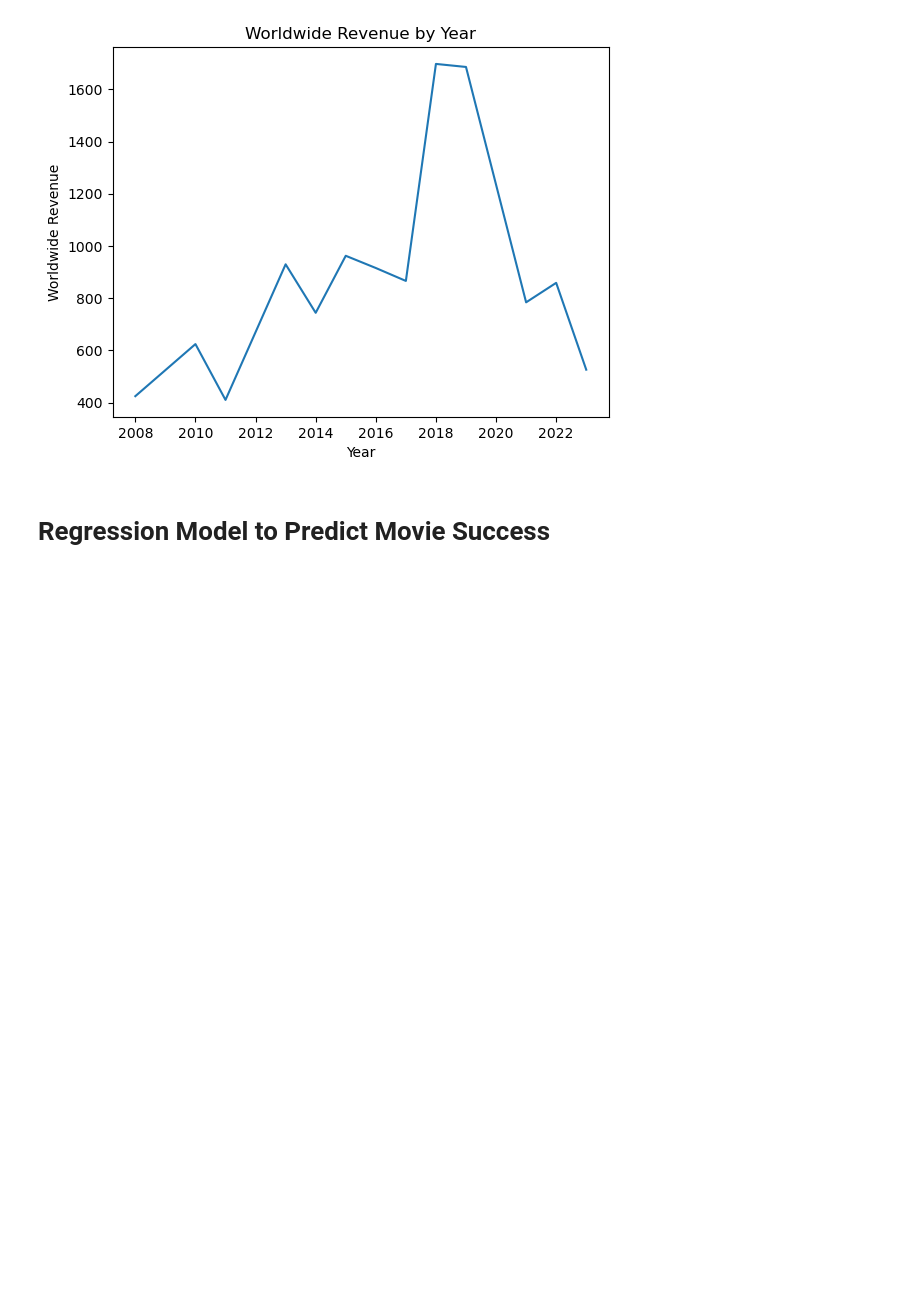
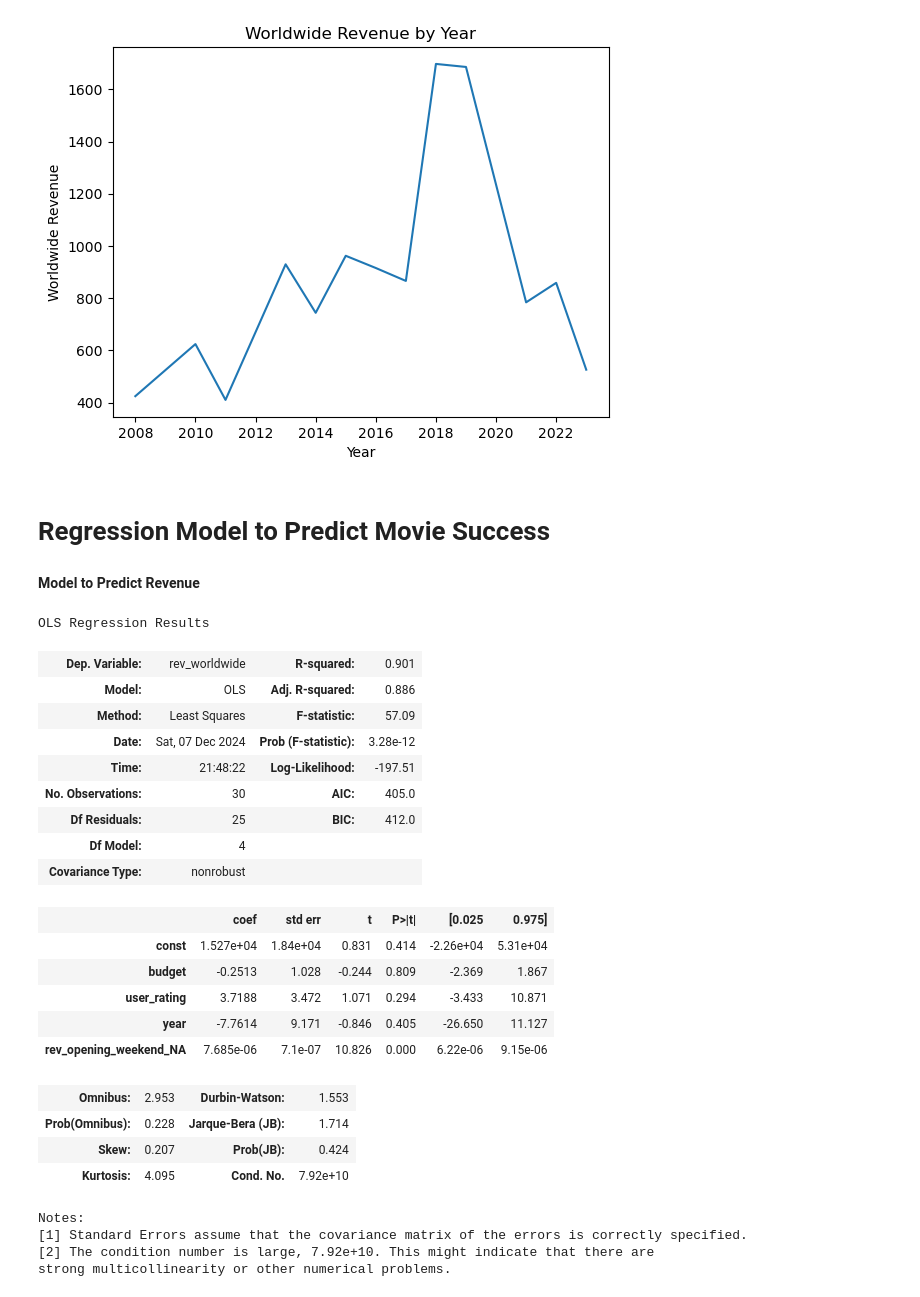
Before and after one commit to zdalley/stat386_movie_project, a Jupyter notebook: movie_analysis.ipynb, the cells around one changed output. Drawn from its saved outputs; the diff is of its cells as text; code cells hidden in the pictures; blank space fills up the shorter version.

Commit message:
Added regression model. May be problems with multicollinearity

```diff
--- a/movie_analysis.ipynb
+++ b/movie_analysis.ipynb
@@ -292,3 +295,41 @@ Text(0, 0.5, 'Worldwide Revenue')
 [figure]
 # %% [markdown]
 # Regression Model to Predict Movie Success
+# %% [markdown]
+**Model to Predict Revenue**
+# %%
+# Set main effects and add the constant term
+X = movie_final[['budget', 'user_rating', 'year', 'rev_opening_weekend_NA']]
+X = sm.add_constant(X)  # Add a constant term
+y = movie_final['rev_worldwide']
+
+# Fit model for revenue
+movie_rev_lm = sm.OLS(y, X).fit()
+
+# Print out summary of model
+movie_rev_lm.summary()
+# %% [output]
+OLS Regression Results
+| Dep. Variable: | rev_worldwide | R-squared: | 0.901 |
+| Model: | OLS | Adj. R-squared: | 0.886 |
+| Method: | Least Squares | F-statistic: | 57.09 |
+| Date: | Sat, 07 Dec 2024 | Prob (F-statistic): | 3.28e-12 |
+| Time: | 21:48:22 | Log-Likelihood: | -197.51 |
+| No. Observations: | 30 | AIC: | 405.0 |
+| Df Residuals: | 25 | BIC: | 412.0 |
+| Df Model: | 4 |  |  |
+| Covariance Type: | nonrobust |  |  |
+|  | coef | std err | t | P>|t| | [0.025 | 0.975] |
+| const | 1.527e+04 | 1.84e+04 | 0.831 | 0.414 | -2.26e+04 | 5.31e+04 |
+| budget | -0.2513 | 1.028 | -0.244 | 0.809 | -2.369 | 1.867 |
+| user_rating | 3.7188 | 3.472 | 1.071 | 0.294 | -3.433 | 10.871 |
+| year | -7.7614 | 9.171 | -0.846 | 0.405 | -26.650 | 11.127 |
+| rev_opening_weekend_NA | 7.685e-06 | 7.1e-07 | 10.826 | 0.000 | 6.22e-06 | 9.15e-06 |
+| Omnibus: | 2.953 | Durbin-Watson: | 1.553 |
+| Prob(Omnibus): | 0.228 | Jarque-Bera (JB): | 1.714 |
+| Skew: | 0.207 | Prob(JB): | 0.424 |
+| Kurtosis: | 4.095 | Cond. No. | 7.92e+10 |
+Notes:
+[1] Standard Errors assume that the covariance matrix of the errors is correctly specified.
+[2] The condition number is large, 7.92e+10. This might indicate that there are
+strong multicollinearity or other numerical problems.
```
Also changed, not shown: parts of 4 cells of this notebook.
